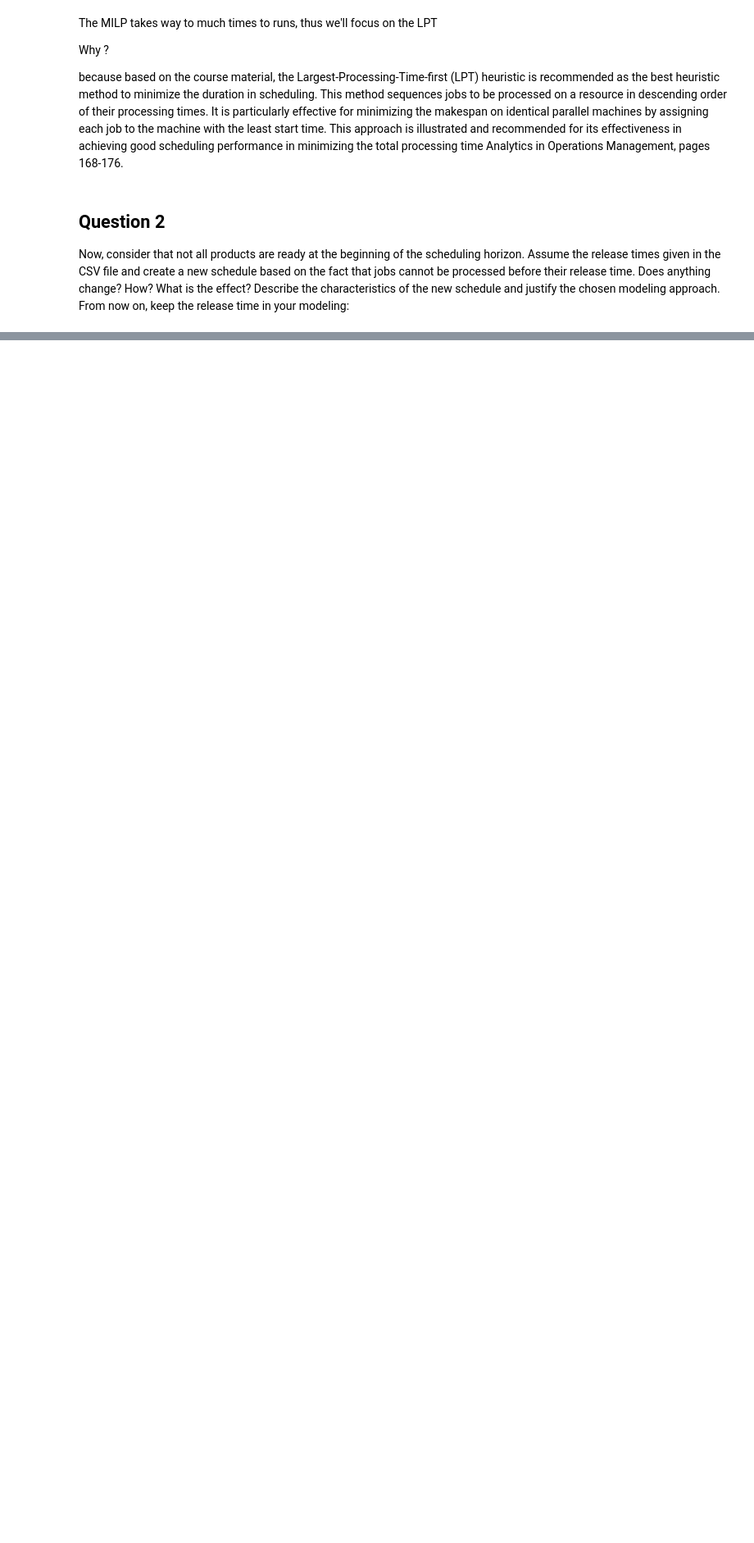
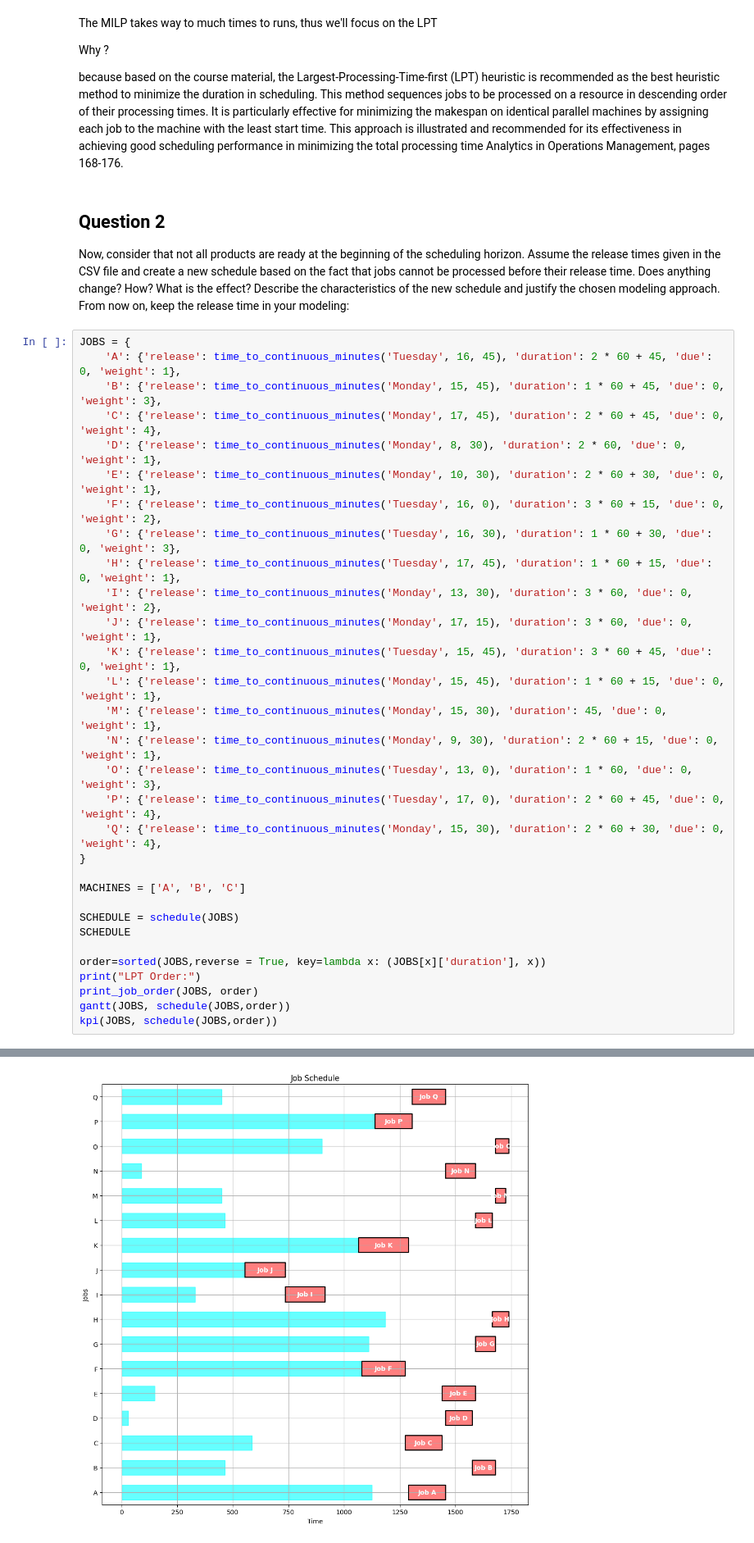
Before and after one commit to Ualh/operation_management, a Jupyter notebook: group7.ipynb, the cells around one changed output, grey strips where cells are left out. Shown at 82% size. Drawn from its saved outputs; the diff is of its cells as text; blank space fills up the shorter version.

```diff
--- a/group7.ipynb
+++ b/group7.ipynb
@@ -2329,3 +2298,35 @@ fact that jobs cannot be processed before their release time. Does anything chan
 What is the effect? Describe the characteristics of the new schedule and justify the chosen
 modeling approach.
 From now on, keep the release time in your modeling:
+# %%
+JOBS = {
+    'A': {'release': time_to_continuous_minutes('Tuesday', 16, 45), 'duration': 2 * 60 + 45, 'due': 0, 'weight': 1},
+    'B': {'release': time_to_continuous_minutes('Monday', 15, 45), 'duration': 1 * 60 + 45, 'due': 0, 'weight': 3},
+    'C': {'release': time_to_continuous_minutes('Monday', 17, 45), 'duration': 2 * 60 + 45, 'due': 0, 'weight': 4},
+    'D': {'release': time_to_continuous_minutes('Monday', 8, 30), 'duration': 2 * 60, 'due': 0, 'weight': 1},
+    'E': {'release': time_to_continuous_minutes('Monday', 10, 30), 'duration': 2 * 60 + 30, 'due': 0, 'weight': 1},
+    'F': {'release': time_to_continuous_minutes('Tuesday', 16, 0), 'duration': 3 * 60 + 15, 'due': 0, 'weight': 2},
+    'G': {'release': time_to_continuous_minutes('Tuesday', 16, 30), 'duration': 1 * 60 + 30, 'due': 0, 'weight': 3},
+    'H': {'release': time_to_continuous_minutes('Tuesday', 17, 45), 'duration': 1 * 60 + 15, 'due': 0, 'weight': 1},
+    'I': {'release': time_to_continuous_minutes('Monday', 13, 30), 'duration': 3 * 60, 'due': 0, 'weight': 2},
+    'J': {'release': time_to_continuous_minutes('Monday', 17, 15), 'duration': 3 * 60, 'due': 0, 'weight': 1},
+    'K': {'release': time_to_continuous_minutes('Tuesday', 15, 45), 'duration': 3 * 60 + 45, 'due': 0, 'weight': 1},
+    'L': {'release': time_to_continuous_minutes('Monday', 15, 45), 'duration': 1 * 60 + 15, 'due': 0, 'weight': 1},
+    'M': {'release': time_to_continuous_minutes('Monday', 15, 30), 'duration': 45, 'due': 0, 'weight': 1},
+    'N': {'release': time_to_continuous_minutes('Monday', 9, 30), 'duration': 2 * 60 + 15, 'due': 0, 'weight': 1},
+    'O': {'release': time_to_continuous_minutes('Tuesday', 13, 0), 'duration': 1 * 60, 'due': 0, 'weight': 3},
+    'P': {'release': time_to_continuous_minutes('Tuesday', 17, 0), 'duration': 2 * 60 + 45, 'due': 0, 'weight': 4},
+    'Q': {'release': time_to_continuous_minutes('Monday', 15, 30), 'duration': 2 * 60 + 30, 'due': 0, 'weight': 4},
+}
+
+MACHINES = ['A', 'B', 'C']
+
+SCHEDULE = schedule(JOBS)
+SCHEDULE
+
+order=sorted(JOBS,reverse = True, key=lambda x: (JOBS[x]['duration'], x))
+print("LPT Order:")
+print_job_order(JOBS, order)
+gantt(JOBS, schedule(JOBS,order))
+kpi(JOBS, schedule(JOBS,order))
+# %% [output]
@@ -2331,0 +2358 @@ From now on, keep the release time in your modeling:
+[figure, added]
```
Also changed, not shown: parts of 25 cells of this notebook, 18 other files.
